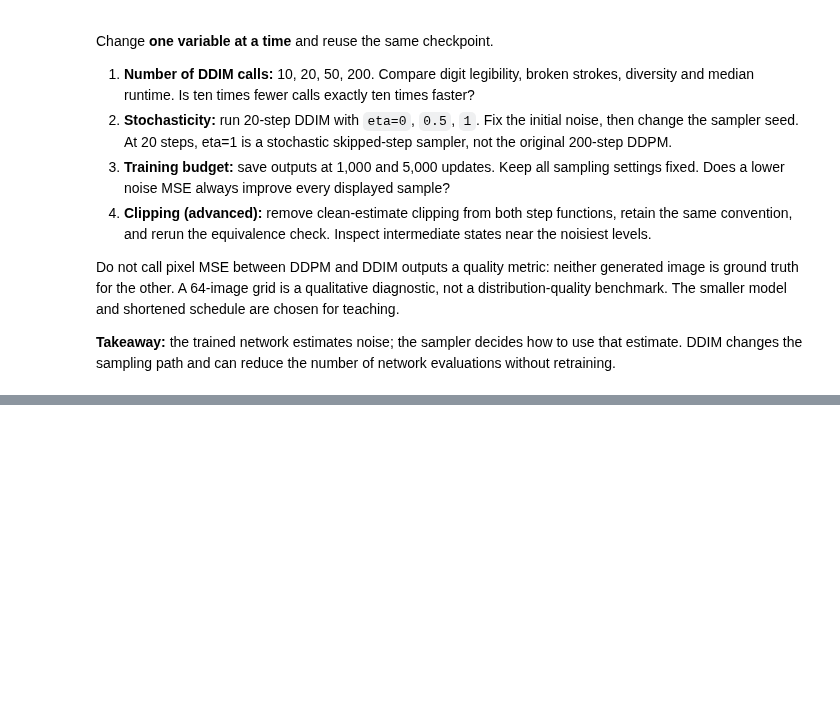
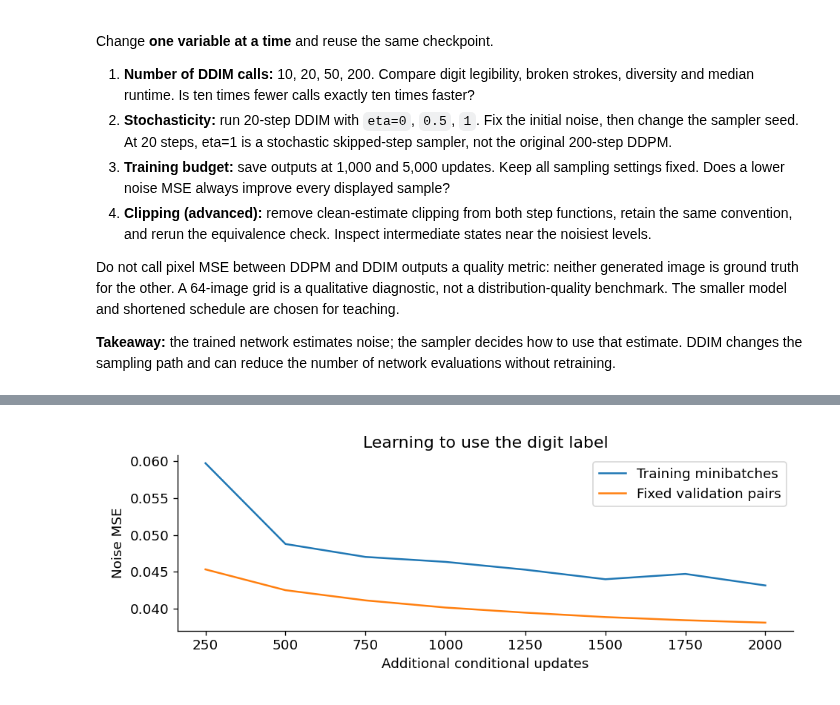
Before and after one commit to r-isachenko/2026-DGM-MIPT-YSDA-course, a Jupyter notebook: seminars/seminar7/seminar7_ddpm_mnist.ipynb, the cells around one changed output, grey strips where cells are left out. Cells and saved outputs as stored; diff of their text form; code cells hidden in the pictures; blank space fills up the shorter version.

Commit message:
Add class-conditional MNIST diffusion experiment

```diff
--- a/seminars/seminar7/seminar7_ddpm_mnist.ipynb
+++ b/seminars/seminar7/seminar7_ddpm_mnist.ipynb
@@ -184,7 +186,9 @@ class TinyUNet(nn.Module):
         self.dec1 = ResBlock(base*2, base)
         self.output = nn.Sequential(nn.GroupNorm(8, base), nn.SiLU(), nn.Conv2d(base, 1, 3, padding=1))
     def forward(self, x, t):
-        e = self.time(t)
+        return self.forward_with_embedding(x, self.time(t))
+
+    def forward_with_embedding(self, x, e):
         h1 = self.enc1(self.input(x), e)
         h2 = self.enc2(self.down1(h1), e)
         h = self.mid2(self.mid1(self.down2(h2), e), e)
@@ -366,11 +370,17 @@ def ddim_step(x, eps, t, s, z, eta=0.):
     return prev.sqrt()*clean + (1-prev-sigma.square()).clamp_min(0).sqrt()*corrected_eps + sigma*z
 
 @torch.inference_mode()
-def sample(network, initial_noise, method="ddim", steps=50, eta=0., seed=1234, capture=False):
+def sample(network, initial_noise, method="ddim", steps=50, eta=0., seed=1234, capture=False, class_labels=None):
     if method not in {"ddpm","ddim"}: raise ValueError(method)
     if not 0 <= eta <= 1: raise ValueError("eta must be between 0 and 1")
     if not 1 <= steps <= T: raise ValueError("steps must lie in [1,T]")
     if method == "ddpm" and steps != T: raise ValueError("DDPM uses all adjacent steps")
+    if class_labels is not None:
+        class_labels = torch.as_tensor(class_labels, device=initial_noise.device)
+        if class_labels.dtype != torch.long or class_labels.shape != (len(initial_noise),):
+            raise ValueError("class_labels must be an int64 vector with one digit per image")
+        if ((class_labels < 0) | (class_labels > 9)).any():
+            raise ValueError("MNIST labels must be in [0,9]")
     times = np.rint(np.linspace(T-1,0,steps)).astype(int).tolist()
     assert len(times)==len(set(times))
     network.eval(); x = initial_noise.clone()
@@ -384,7 +394,8 @@ def sample(network, initial_noise, method="ddim", steps=50, eta=0., seed=1234, c
     watch = set(np.rint(np.linspace(0,steps-1,6)).astype(int).tolist())
     synchronize(); start = time.perf_counter()
     for k,t in enumerate(times):
-        eps = network(x,torch.full((len(x),),t,device=device,dtype=torch.long))
+        time_batch = torch.full((len(x),),t,device=device,dtype=torch.long)
+        eps = network(x,time_batch) if class_labels is None else network(x,time_batch,class_labels)
         z = increments[k] if increments is not None else torch.zeros_like(x)
         if method == "ddpm": x = ddpm_step(x,eps,t,z)
         else:
@@ -557,0 +697,9 @@ Do not call pixel MSE between DDPM and DDIM outputs a quality metric: neither ge
+# %%
+conditional_loss_table = pd.DataFrame(conditional_history)
+fig,ax = plt.subplots(figsize=(8,3))
+ax.plot(conditional_loss_table.step,conditional_loss_table.train,label="Training minibatches")
+ax.plot(conditional_loss_table.step,conditional_loss_table.validation,label="Fixed validation pairs")
+ax.set(xlabel="Additional conditional updates",ylabel="Noise MSE",title="Learning to use the digit label")
+ax.legend();plt.tight_layout();plt.show()
+# %% [output]
+[figure, added]
```
Also changed, not shown: parts of 14 cells of this notebook, 1 other file.
